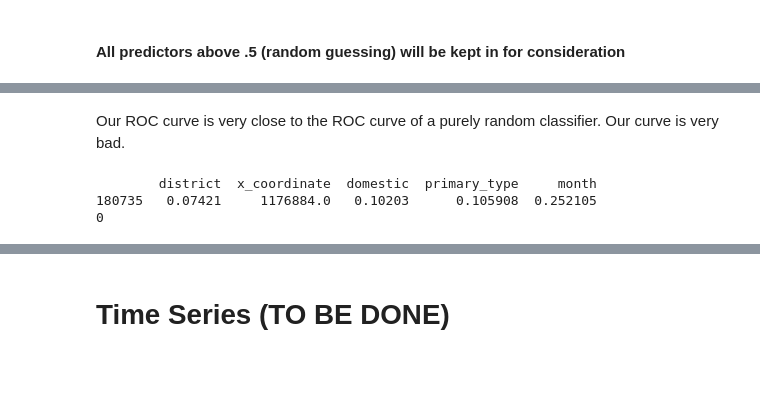
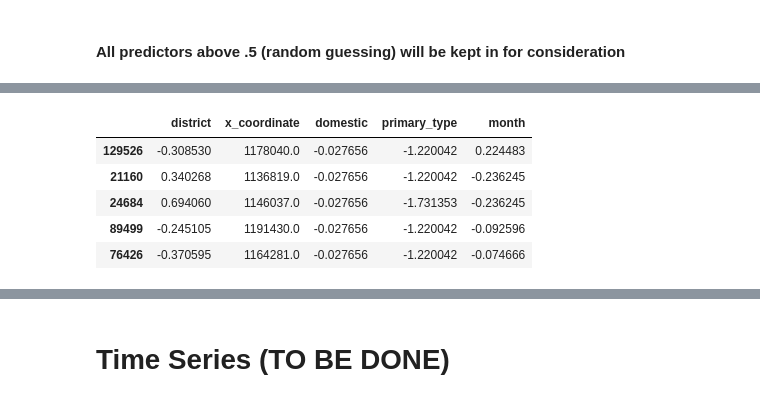
Before and after one commit to chriistinahu/STAT_430_PDS_Project, a Jupyter notebook: ModelingWork.ipynb, the cells around one changed output, grey strips where cells are left out. Saved outputs shown, nothing was run; the diff lists cells and outputs as text; code cells hidden in the pictures; blank space fills up the shorter version.

```diff
--- a/ModelingWork.ipynb
+++ b/ModelingWork.ipynb
@@ -491,11 +427,9 @@ plt.show()
-# %% [markdown]
-Our ROC curve is very close to the ROC curve of a purely random classifier. Our curve is very bad.
-# %%
-# get random observation and prediction
-
-print(test_woe.iloc[:1])
-print(y_pred[0])
-# %% [output]
-        district  x_coordinate  domestic  primary_type     month
-180735   0.07421     1176884.0   0.10203      0.105908  0.252105
-0
+# %%
+train_woe.head()
+# %% [output]
+|  | district | x_coordinate | domestic | primary_type | month |
+| 129526 | -0.308530 | 1178040.0 | -0.027656 | -1.220042 | 0.224483 |
+| 21160 | 0.340268 | 1136819.0 | -0.027656 | -1.220042 | -0.236245 |
+| 24684 | 0.694060 | 1146037.0 | -0.027656 | -1.731353 | -0.236245 |
+| 89499 | -0.245105 | 1191430.0 | -0.027656 | -1.220042 | -0.092596 |
+| 76426 | -0.370595 | 1164281.0 | -0.027656 | -1.220042 | -0.074666 |
```
Also changed, not shown: parts of 28 cells of this notebook.
